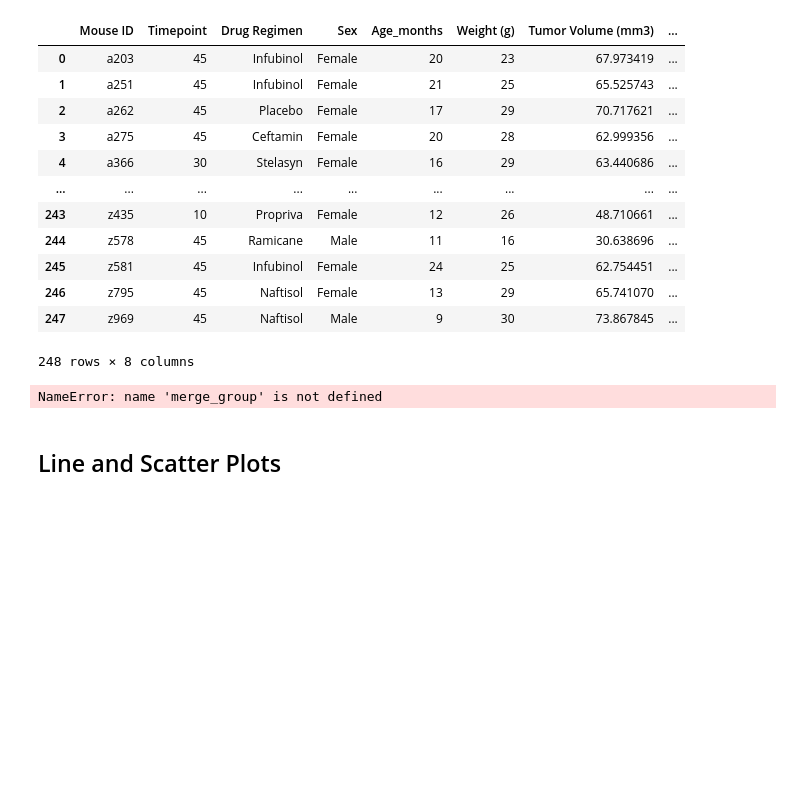
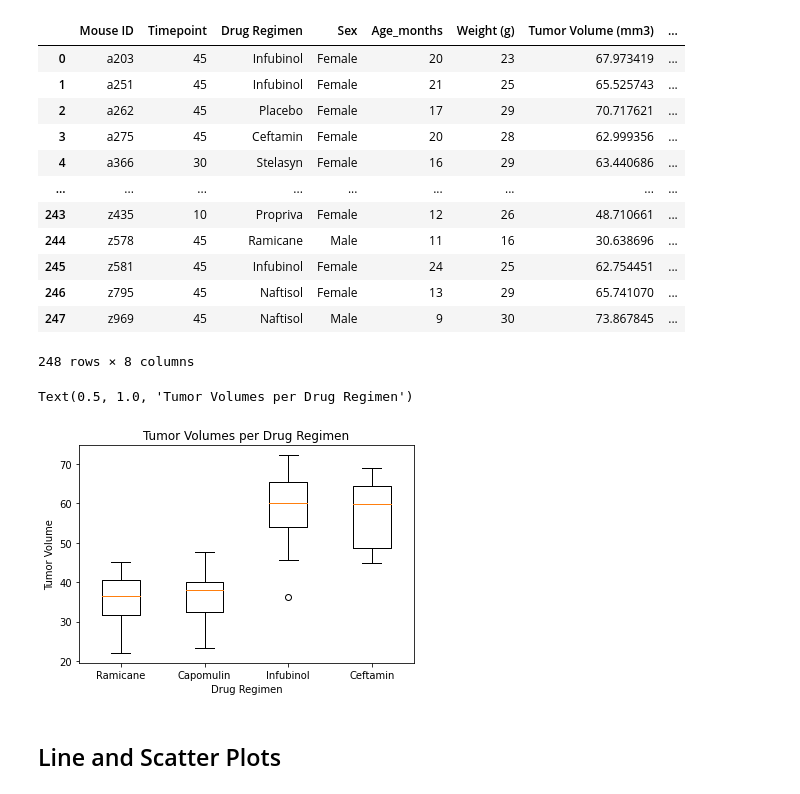
Before and after one commit to Nou-1/matplotlib-challenge, a Jupyter notebook: pymaceuticals_starter.ipynb, the cells around one changed output. Cells and saved outputs as stored; diff of their text form; code cells hidden in the pictures; blank space fills up the shorter version.

```diff
--- a/pymaceuticals_starter.ipynb
+++ b/pymaceuticals_starter.ipynb
@@ -208,15 +208,20 @@ for drug in treatment_list:
     iqr = upperq-lowerq
 
     # Locate the rows which contain mice on each drug and get the tumor volumes
+    # add subset
+    # Determine outliers using upper and lower bounds
 
-
-    # add subset
-
-
-    # Determine outliers using upper and lower bounds
+    low_bound = lowerq - (1.5*iqr)
+    up_bound = upperq + (1.5*iqr)
+    outliers = tumor_volume.loc[(tumor_volume > up_bound) | (tumor_volume < low_bound)]
-# %% [output]
-NameError: name 'merge_group' is not defined
 # %%
 # Generate a box plot of the final tumor volume of each mouse across four regimens of interest
+plt.boxplot(tumor_list, labels = treatment_list)
+plt.xlabel("Drug Regimen")
+plt.ylabel("Tumor Volume")
+plt.title("Tumor Volumes per Drug Regimen")
+# %% [output]
+Text(0.5, 1.0, 'Tumor Volumes per Drug Regimen')
+[figure, added]
 # %% [markdown]
 ## Line and Scatter Plots
```
Also changed, not shown: parts of 3 cells of this notebook.
